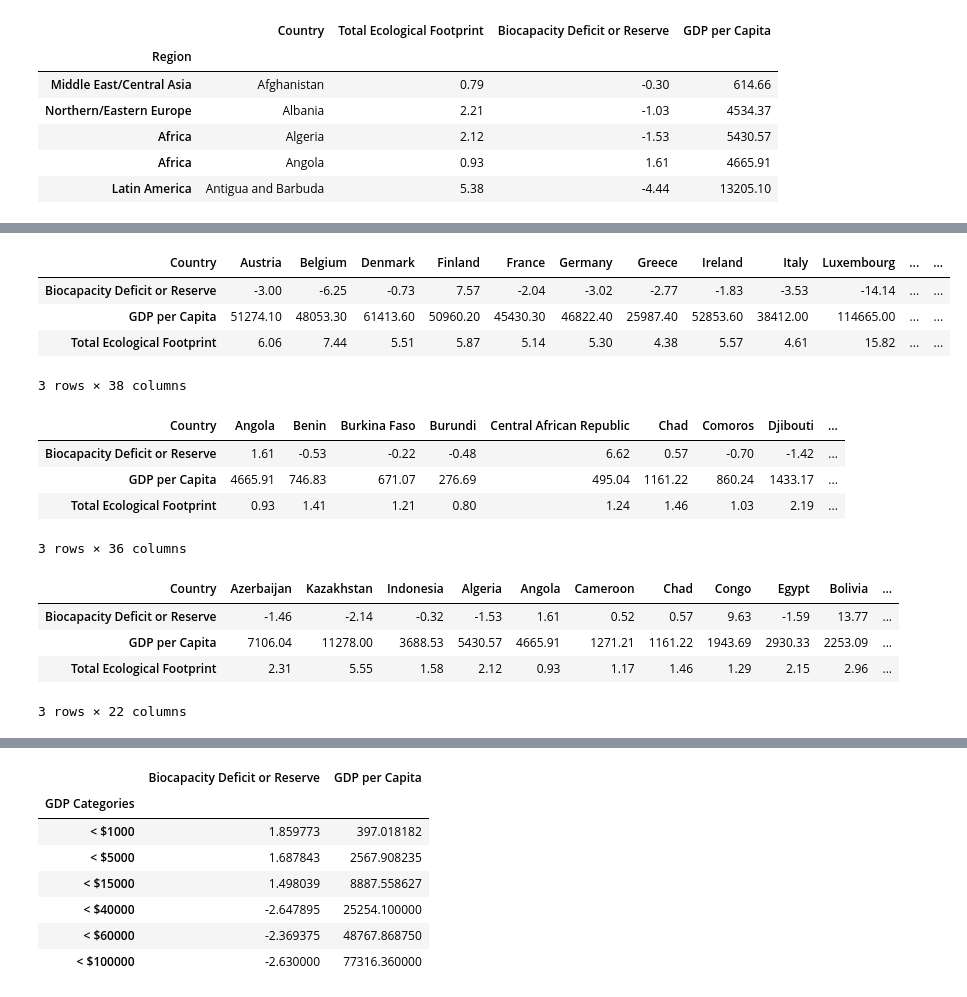
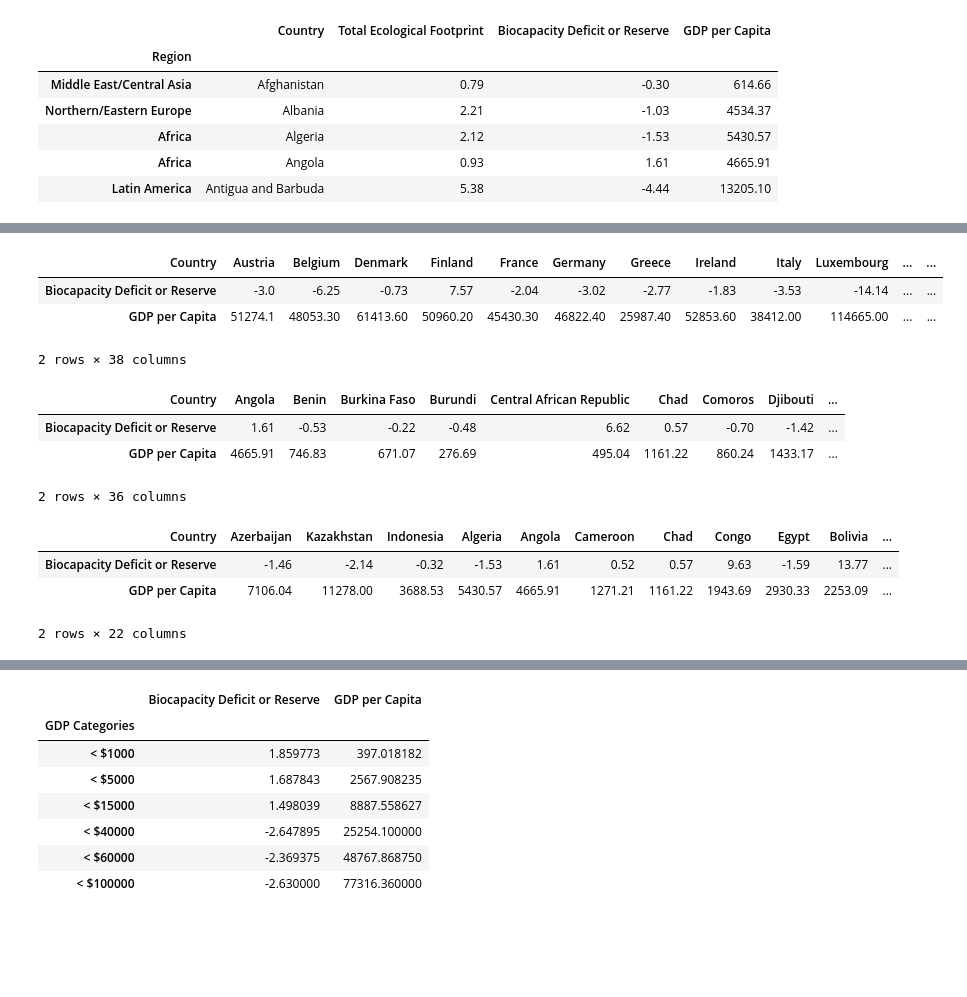
Before and after one commit to limbz-sami/Eco_footprint, a Jupyter notebook: gdp_explore_ask.ipynb, the cells around one changed output, grey strips where cells are left out. Drawn from its saved outputs; the diff is of its cells as text; code cells hidden in the pictures; blank space fills up the shorter version.

```diff
--- a/gdp_explore_ask.ipynb
+++ b/gdp_explore_ask.ipynb
@@ -54,17 +68,18 @@ meanregion_df
 # %%
-country_pivot = pd.pivot_table(merged_df, columns = ("Country"))
+for_countries = merged_df[["Country","Biocapacity Deficit or Reserve","GDP per Capita"]]
+
+country_pivot = pd.pivot_table(for_countries, columns = ("Country"))
 dev_countries = country_pivot[["Austria", "Belgium", "Denmark", "Finland", "France", "Germany", "Greece", "Ireland",
               "Italy", "Luxembourg", "Netherlands", "Portugal", "Spain", "Sweden", "United Kingdom",
               "Bulgaria", "Croatia", "Cyprus", "Czech Republic", "Estonia", "Hungary", "Latvia", "Lithuania","Poland", "Romania", "Slovakia", "Slovenia", "Norway", "Switzerland",
               "Australia", "Canada", "Japan", "New Zealand", "United States of America","Canada", "Japan", "France", "Germany"]]
 dev_economies = country_pivot[["Canada", "Japan", "France", "Germany", "Italy","United Kingdom", "United States of America"]]
 dev_countries
 # %% [output]
 | Country | Austria | Belgium | Denmark | Finland | France | Germany | Greece | Ireland | Italy | Luxembourg | ... | ... |
-| Biocapacity Deficit or Reserve | -3.00 | -6.25 | -0.73 | 7.57 | -2.04 | -3.02 | -2.77 | -1.83 | -3.53 | -14.14 | ... | ... |
-| GDP per Capita | 51274.10 | 48053.30 | 61413.60 | 50960.20 | 45430.30 | 46822.40 | 25987.40 | 52853.60 | 38412.00 | 114665.00 | ... | ... |
-| Total Ecological Footprint | 6.06 | 7.44 | 5.51 | 5.87 | 5.14 | 5.30 | 4.38 | 5.57 | 4.61 | 15.82 | ... | ... |
+| Biocapacity Deficit or Reserve | -3.0 | -6.25 | -0.73 | 7.57 | -2.04 | -3.02 | -2.77 | -1.83 | -3.53 | -14.14 | ... | ... |
+| GDP per Capita | 51274.1 | 48053.30 | 61413.60 | 50960.20 | 45430.30 | 46822.40 | 25987.40 | 52853.60 | 38412.00 | 114665.00 | ... | ... |
-3 rows × 38 columns
+2 rows × 38 columns
 # %%
 undev_countries = country_pivot[["Angola", "Benin", "Burkina Faso", "Burundi", "Central African Republic","Chad","Comoros","Djibouti","Equatorial Guinea","Eritrea","Ethiopia","Gambia","Guinea","Guinea-Bissau","Lesotho","Liberia","Madagascar","Malawi","Mali","Mauritania","Mozambique","Niger","Rwanda","Senegal","Sierra Leone","Somalia","Togo","Uganda","Zambia","Cambodia","Myanmar","Afghanistan","Bangladesh","Nepal","Yemen","Haiti"]]
 undev_countries
@@ -72,8 +87,7 @@ undev_countries
 | Country | Angola | Benin | Burkina Faso | Burundi | Central African Republic | Chad | Comoros | Djibouti | ... |
 | Biocapacity Deficit or Reserve | 1.61 | -0.53 | -0.22 | -0.48 | 6.62 | 0.57 | -0.70 | -1.42 | ... |
 | GDP per Capita | 4665.91 | 746.83 | 671.07 | 276.69 | 495.04 | 1161.22 | 860.24 | 1433.17 | ... |
-| Total Ecological Footprint | 0.93 | 1.41 | 1.21 | 0.80 | 1.24 | 1.46 | 1.03 | 2.19 | ... |
-3 rows × 36 columns
+2 rows × 36 columns
 # %%
 developing_c = country_pivot[["Azerbaijan","Kazakhstan", "Indonesia", "Algeria", "Angola","Cameroon", "Chad","Congo","Egypt","Bolivia","Colombia","Ecuador","Russian Federation","Turkmenistan","Uzbekistan","Bahrain","Kuwait","Oman","Qatar","Saudi Arabia","United Arab Emirates","Yemen"]]
 developing_c
@@ -81,8 +95,7 @@ developing_c
 | Country | Azerbaijan | Kazakhstan | Indonesia | Algeria | Angola | Cameroon | Chad | Congo | Egypt | Bolivia | ... |
 | Biocapacity Deficit or Reserve | -1.46 | -2.14 | -0.32 | -1.53 | 1.61 | 0.52 | 0.57 | 9.63 | -1.59 | 13.77 | ... |
 | GDP per Capita | 7106.04 | 11278.00 | 3688.53 | 5430.57 | 4665.91 | 1271.21 | 1161.22 | 1943.69 | 2930.33 | 2253.09 | ... |
-| Total Ecological Footprint | 2.31 | 5.55 | 1.58 | 2.12 | 0.93 | 1.17 | 1.46 | 1.29 | 2.15 | 2.96 | ... |
-3 rows × 22 columns
+2 rows × 22 columns
 # %%
 bins =[-1, 1000, 5000, 15000, 40000, 60000, 100000]
 labels = ["< $1000", "< $5000", "< $15000", "< $40000", "< $60000", "< $100000"]
```
Also changed, not shown: parts of 11 cells of this notebook.
